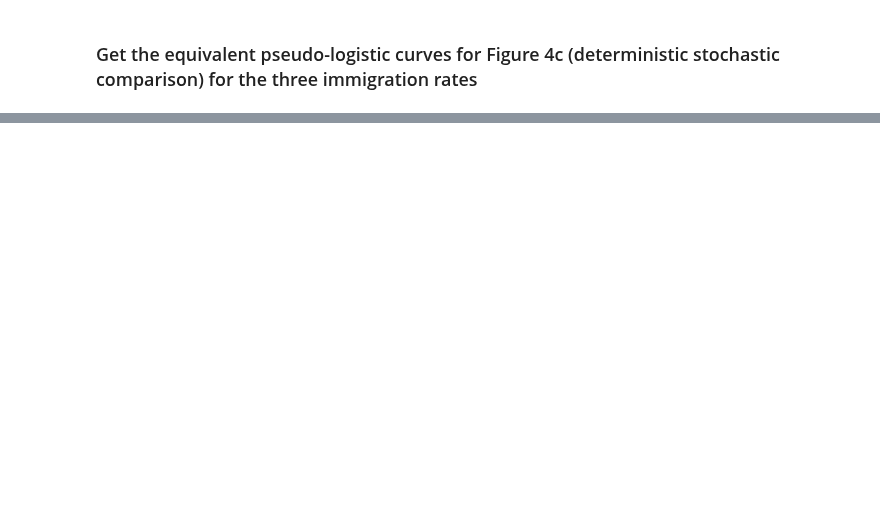
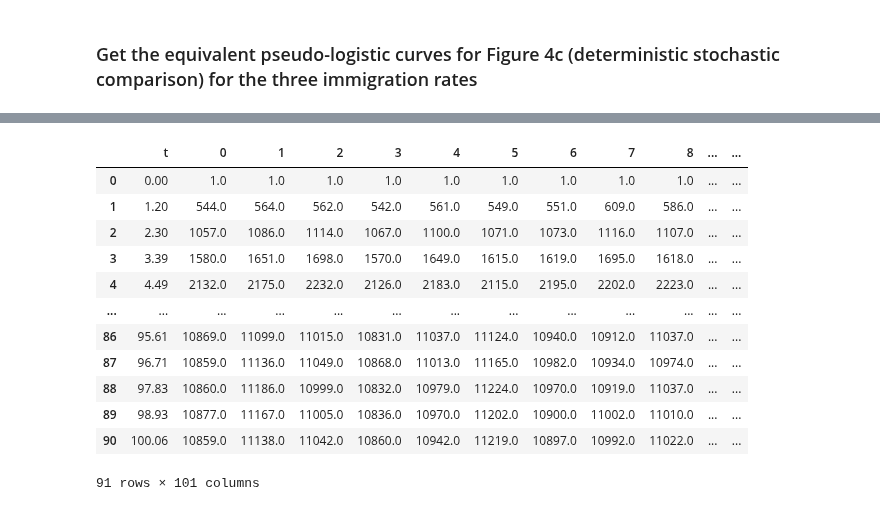
Before and after one commit to patricksinclair/multispecies_postprocessing, a Jupyter notebook: biofilm_threshold_theory/numerical_integrator.ipynb, the cells around one changed output, grey strips where cells are left out. Saved outputs shown, nothing was run; the diff lists cells and outputs as text; code cells hidden in the pictures; blank space fills up the shorter version.

```diff
--- a/biofilm_threshold_theory/numerical_integrator.ipynb
+++ b/biofilm_threshold_theory/numerical_integrator.ipynb
@@ -129,0 +151,16 @@ plt.show()
+# %%
+pops_4c_immig_0_55_bigK
+# %% [output]
+|  | t | 0 | 1 | 2 | 3 | 4 | 5 | 6 | 7 | 8 | ... | ... |
+| 0 | 0.00 | 1.0 | 1.0 | 1.0 | 1.0 | 1.0 | 1.0 | 1.0 | 1.0 | 1.0 | ... | ... |
+| 1 | 1.20 | 544.0 | 564.0 | 562.0 | 542.0 | 561.0 | 549.0 | 551.0 | 609.0 | 586.0 | ... | ... |
+| 2 | 2.30 | 1057.0 | 1086.0 | 1114.0 | 1067.0 | 1100.0 | 1071.0 | 1073.0 | 1116.0 | 1107.0 | ... | ... |
+| 3 | 3.39 | 1580.0 | 1651.0 | 1698.0 | 1570.0 | 1649.0 | 1615.0 | 1619.0 | 1695.0 | 1618.0 | ... | ... |
+| 4 | 4.49 | 2132.0 | 2175.0 | 2232.0 | 2126.0 | 2183.0 | 2115.0 | 2195.0 | 2202.0 | 2223.0 | ... | ... |
+| ... | ... | ... | ... | ... | ... | ... | ... | ... | ... | ... | ... | ... |
+| 86 | 95.61 | 10869.0 | 11099.0 | 11015.0 | 10831.0 | 11037.0 | 11124.0 | 10940.0 | 10912.0 | 11037.0 | ... | ... |
+| 87 | 96.71 | 10859.0 | 11136.0 | 11049.0 | 10868.0 | 11013.0 | 11165.0 | 10982.0 | 10934.0 | 10974.0 | ... | ... |
+| 88 | 97.83 | 10860.0 | 11186.0 | 10999.0 | 10832.0 | 10979.0 | 11224.0 | 10970.0 | 10919.0 | 11037.0 | ... | ... |
+| 89 | 98.93 | 10877.0 | 11167.0 | 11005.0 | 10836.0 | 10970.0 | 11202.0 | 10900.0 | 11002.0 | 11010.0 | ... | ... |
+| 90 | 100.06 | 10859.0 | 11138.0 | 11042.0 | 10860.0 | 10942.0 | 11219.0 | 10897.0 | 10992.0 | 11022.0 | ... | ... |
+91 rows × 101 columns
```
Also changed, not shown: parts of 6 cells of this notebook, 5 other files.
